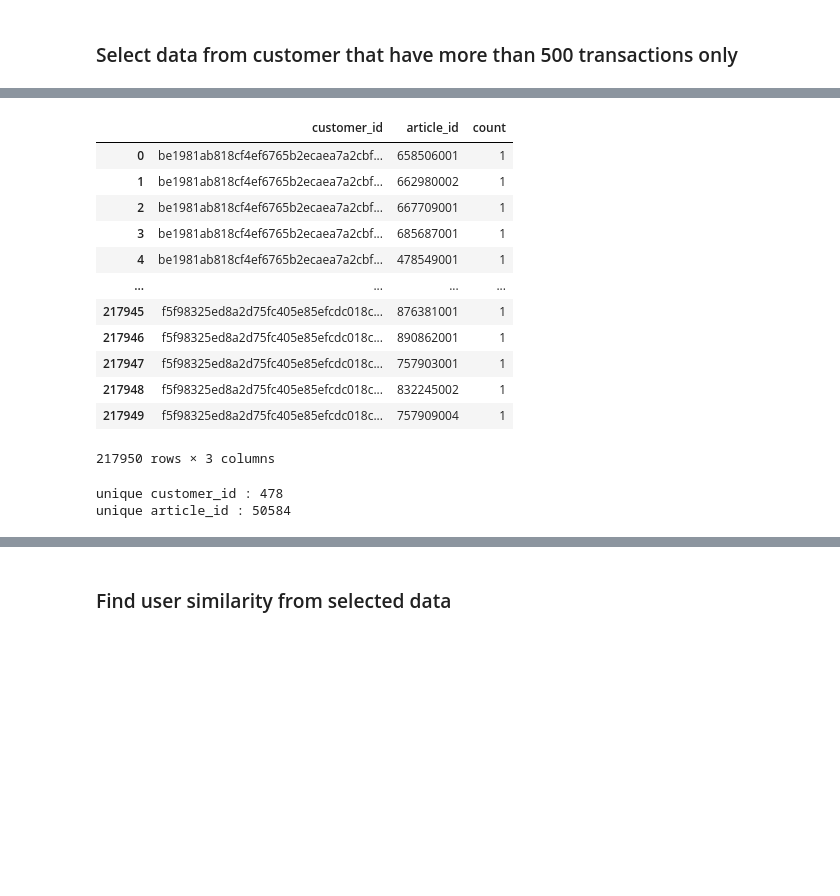
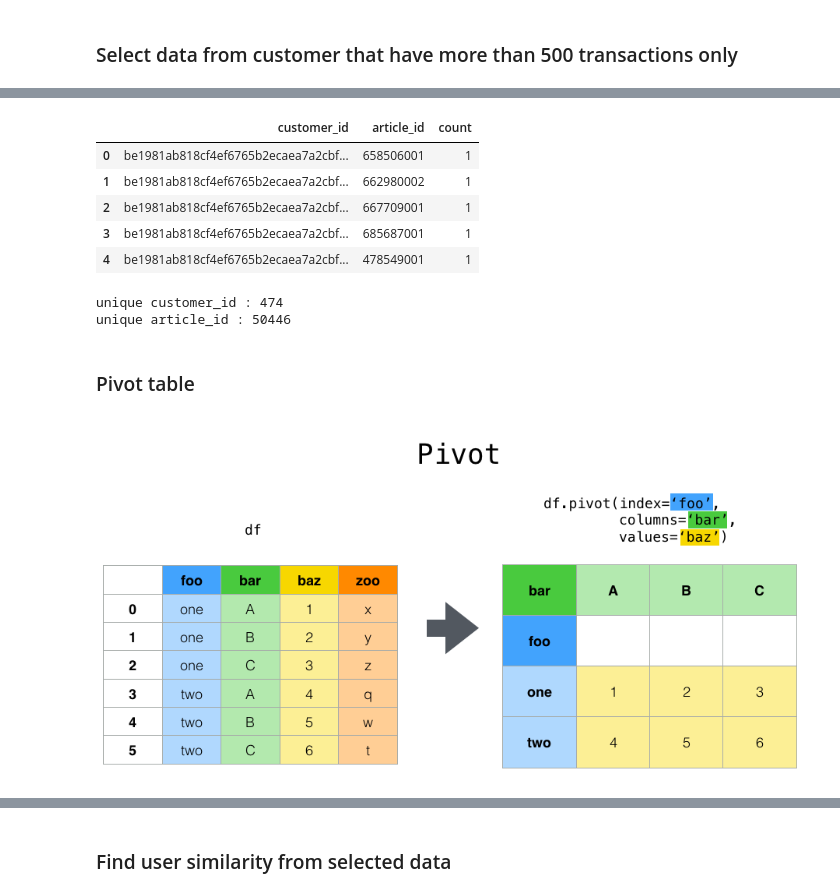
Before and after one commit to biodatlab/xlab-recommendation, a Jupyter notebook: 02_similarity.ipynb, the cells around one changed output, grey strips where cells are left out. Cells and saved outputs as stored; diff of their text form; code cells hidden in the pictures; blank space fills up the shorter version.

```diff
--- a/02_similarity.ipynb
+++ b/02_similarity.ipynb
@@ -80,30 +99,33 @@ drop_duplicate_data
 # %%
-from tqdm import tqdm
-
-customer_purchased = pd.DataFrame()
-for i in tqdm(idx):
-    customer_purchased = pd.concat([customer_purchased,drop_duplicate_data[drop_duplicate_data['customer_id'] == i]],ignore_index=True)
-customer_purchased
+# select data from customer that have more than 500 transactions only
+customerPurchased_df = pd.DataFrame()
+for i in tqdm(indexCustomer_idx):
+    customerPurchased_df = pd.concat(
+        [
+            customerPurchased_df,
+            dropDuplicateData_df[dropDuplicateData_df["customer_id"] == i],
+        ],
+        ignore_index=True,
+    )
-# %% [output]
-|  | customer_id | article_id | count |
-| 0 | be1981ab818cf4ef6765b2ecaea7a2cbf... | 658506001 | 1 |
-| 1 | be1981ab818cf4ef6765b2ecaea7a2cbf... | 662980002 | 1 |
-| 2 | be1981ab818cf4ef6765b2ecaea7a2cbf... | 667709001 | 1 |
-| 3 | be1981ab818cf4ef6765b2ecaea7a2cbf... | 685687001 | 1 |
-| 4 | be1981ab818cf4ef6765b2ecaea7a2cbf... | 478549001 | 1 |
-| ... | ... | ... | ... |
-| 217945 | f5f98325ed8a2d75fc405e85efcdc018c... | 876381001 | 1 |
-| 217946 | f5f98325ed8a2d75fc405e85efcdc018c... | 890862001 | 1 |
-| 217947 | f5f98325ed8a2d75fc405e85efcdc018c... | 757903001 | 1 |
-| 217948 | f5f98325ed8a2d75fc405e85efcdc018c... | 832245002 | 1 |
-| 217949 | f5f98325ed8a2d75fc405e85efcdc018c... | 757909004 | 1 |
-217950 rows × 3 columns
+# %%
+# check customerPurchased dataframe
+customerPurchased_df.head()
+# %% [output]
+|  | customer_id | article_id | count |
+| 0 | be1981ab818cf4ef6765b2ecaea7a2cbf... | 658506001 | 1 |
+| 1 | be1981ab818cf4ef6765b2ecaea7a2cbf... | 662980002 | 1 |
+| 2 | be1981ab818cf4ef6765b2ecaea7a2cbf... | 667709001 | 1 |
+| 3 | be1981ab818cf4ef6765b2ecaea7a2cbf... | 685687001 | 1 |
+| 4 | be1981ab818cf4ef6765b2ecaea7a2cbf... | 478549001 | 1 |
 # %%
-#find unique userId
-print(f"unique customer_id : {len(pd.unique(customer_purchased['customer_id']))}")
-#find unique movieId
-print(f"unique article_id : {len(pd.unique(customer_purchased['article_id']))}")
+# find unique userId
+print(f"unique customer_id : {len(pd.unique(customerPurchased_df['customer_id']))}")
+# find unique movieId
+print(f"unique article_id : {len(pd.unique(customerPurchased_df['article_id']))}")
 # %% [output]
-unique customer_id : 478
-unique article_id : 50584
+unique customer_id : 474
+unique article_id : 50446
+# %% [markdown]
+### Pivot table
+![image.png](attachment:image.png)
 # %%
```
Also changed, not shown: parts of 37 cells of this notebook.
